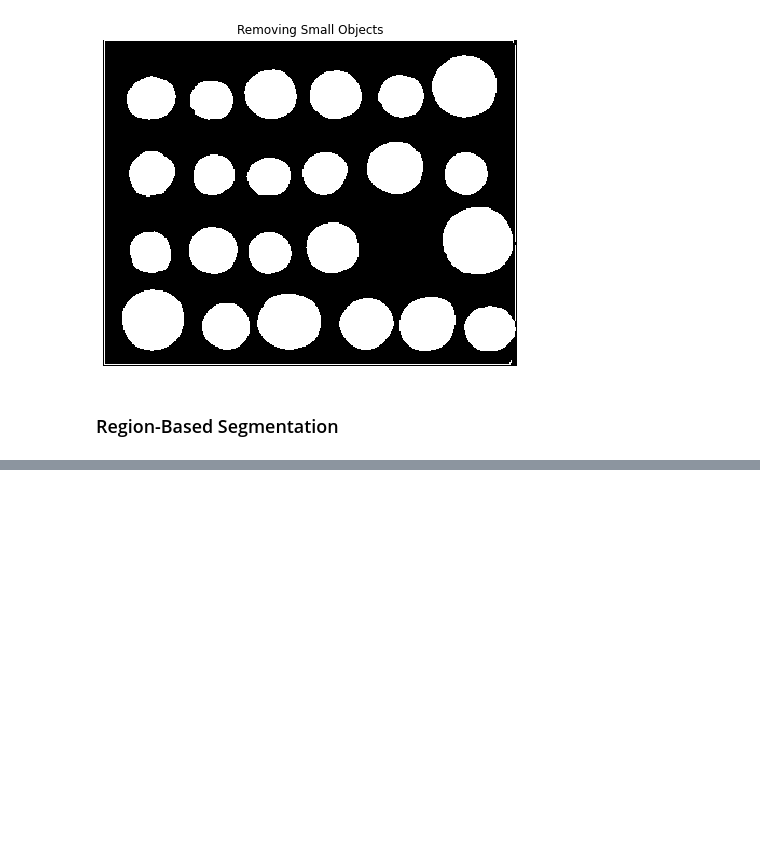
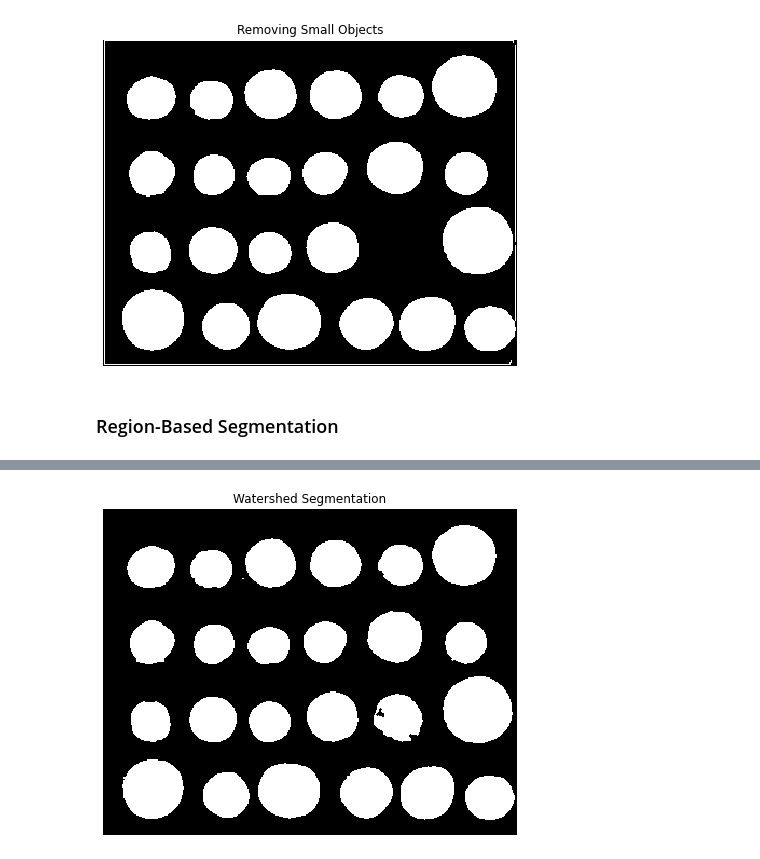
Before and after one commit to kiplimock/image-processing, a Jupyter notebook: image_segmentation.ipynb, the cells around one changed output, grey strips where cells are left out. Drawn from its saved outputs; the diff is of its cells as text; code cells hidden in the pictures; blank space fills up the shorter version.

Commit message:
added watershed segmentation

```diff
--- a/image_segmentation.ipynb
+++ b/image_segmentation.ipynb
@@ -165,0 +191,10 @@ plt.show()
+# %%
+# 3. Apply the Watershed Transform
+segmentation = watershed(elevation_map, markers)
+fig, axes = plt.subplots(figsize=(10, 6))
+axes.imshow(segmentation, 'gray', interpolation='nearest')
+axes.set_title('Watershed Segmentation')
+axes.axis('off')
+plt.show()
+# %% [output]
+[figure, added]
```
Also changed, not shown: parts of 4 cells of this notebook.
